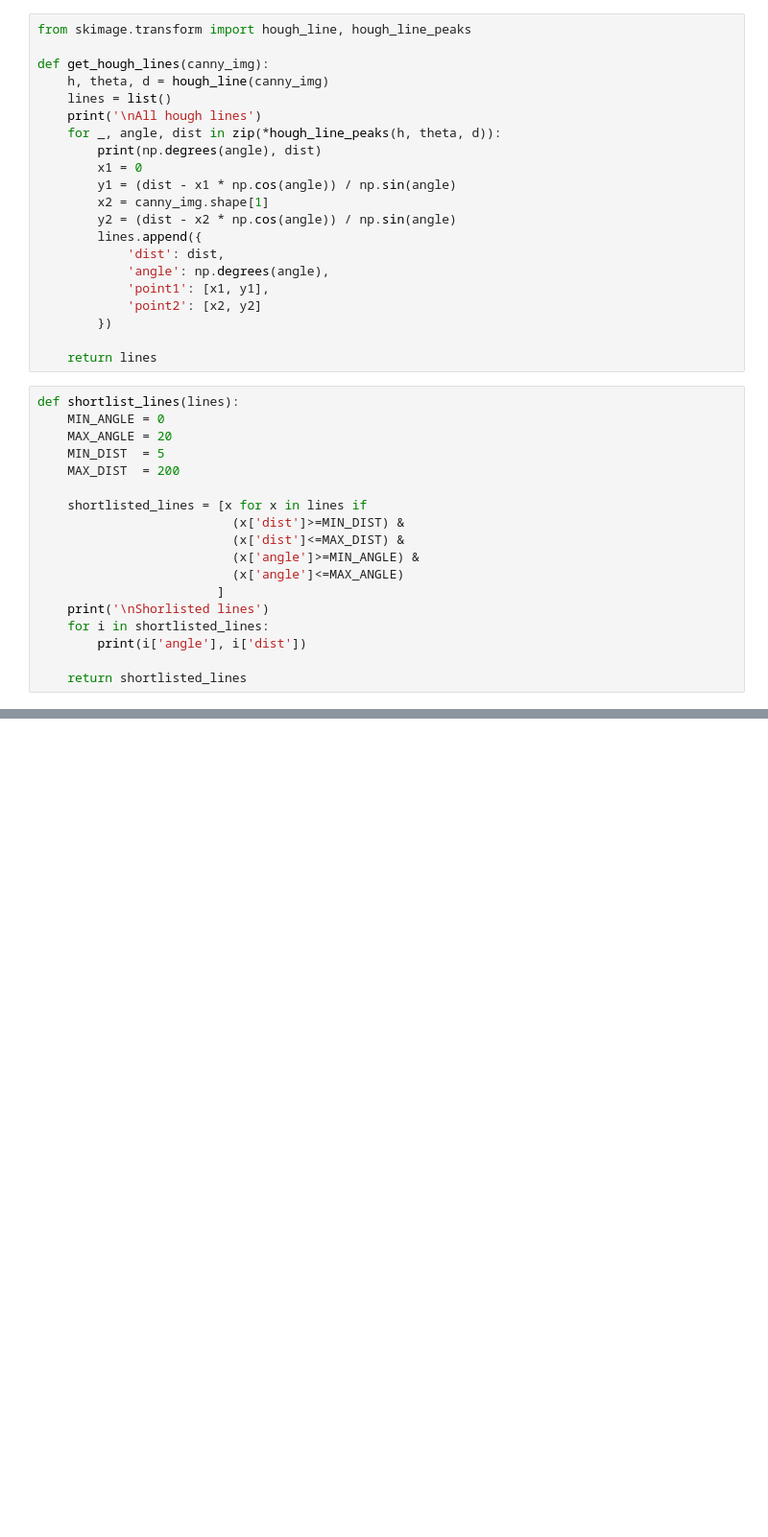
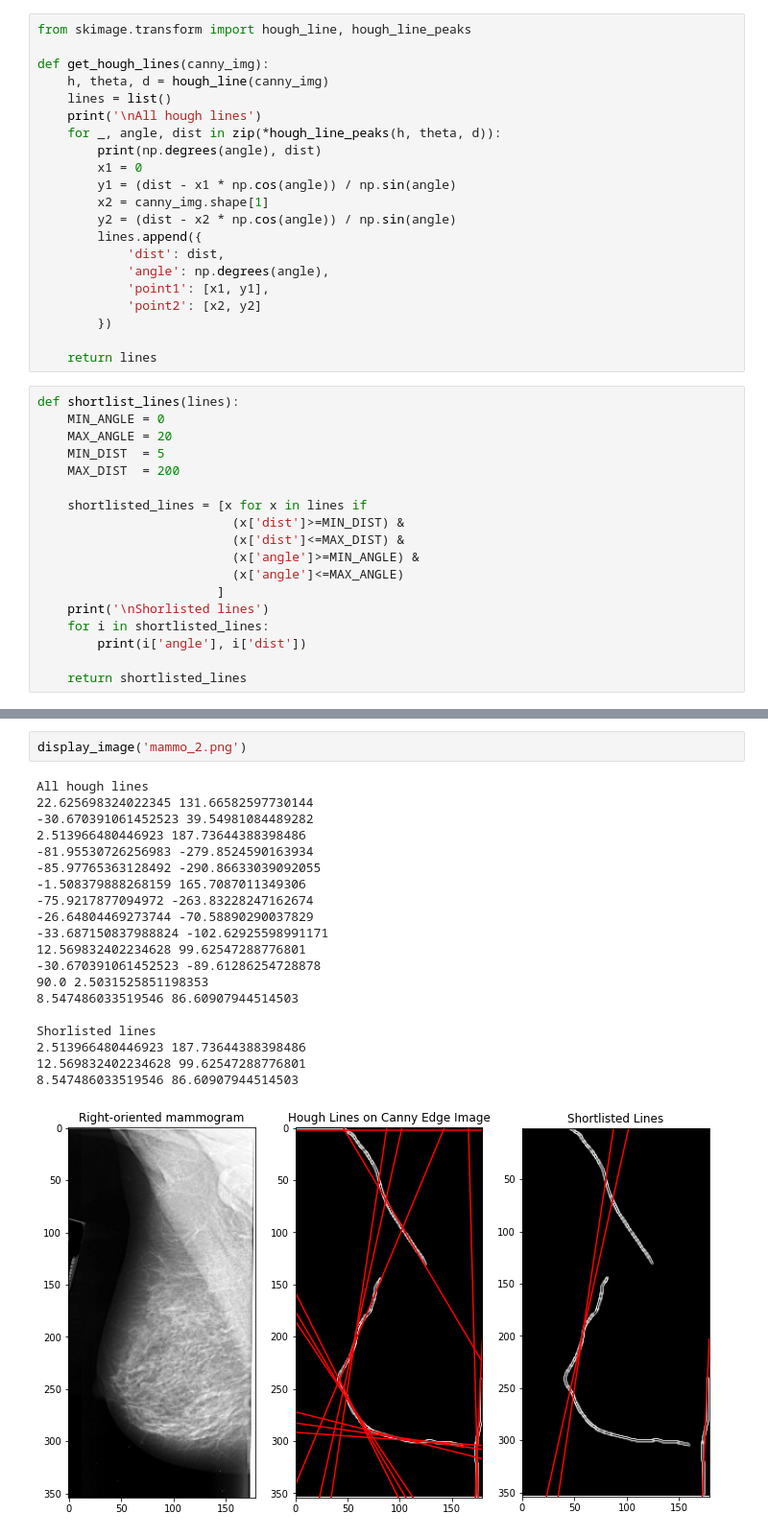
Before and after one commit to gsunit/Pectoral-Muscle-Removal-From-Mammograms, a Jupyter notebook: test.ipynb, the cells around one changed output, grey strips where cells are left out. Shown at 96% size. Cells and saved outputs as stored; diff of their text form; blank space fills up the shorter version.

```diff
--- a/test.ipynb
+++ b/test.ipynb
@@ -104,0 +112,23 @@ Shorlisted lines
+# %%
+display_image('mammo_2.png')
+# %% [output]
+All hough lines
+22.625698324022345 131.66582597730144
+-30.670391061452523 39.54981084489282
+2.513966480446923 187.73644388398486
+-81.95530726256983 -279.8524590163934
+-85.97765363128492 -290.86633039092055
+-1.508379888268159 165.7087011349306
+-75.9217877094972 -263.83228247162674
+-26.64804469273744 -70.58890290037829
+-33.687150837988824 -102.62925598991171
+12.569832402234628 99.62547288776801
+-30.670391061452523 -89.61286254728878
+90.0 2.5031525851198353
+8.547486033519546 86.60907944514503
+
+Shorlisted lines
+2.513966480446923 187.73644388398486
+12.569832402234628 99.62547288776801
+8.547486033519546 86.60907944514503
+[figure, added]
```
Also changed, not shown: parts of 7 cells of this notebook, 1 other file.
